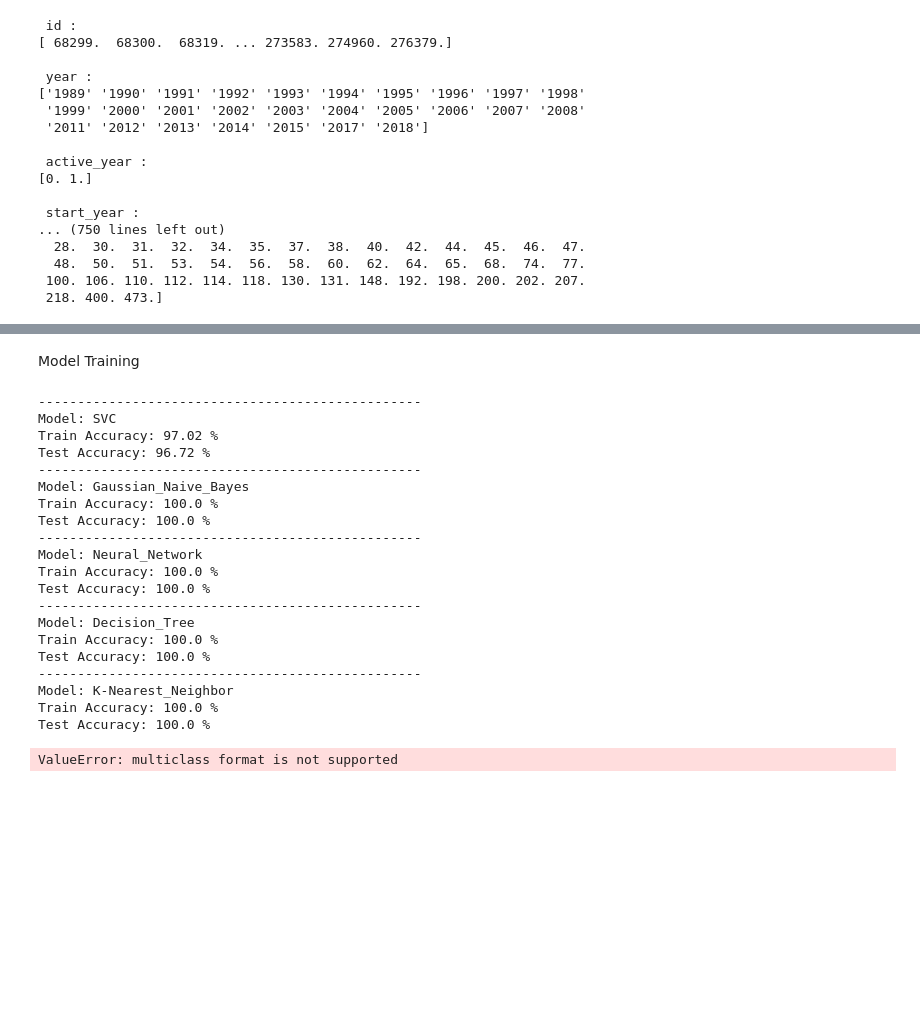
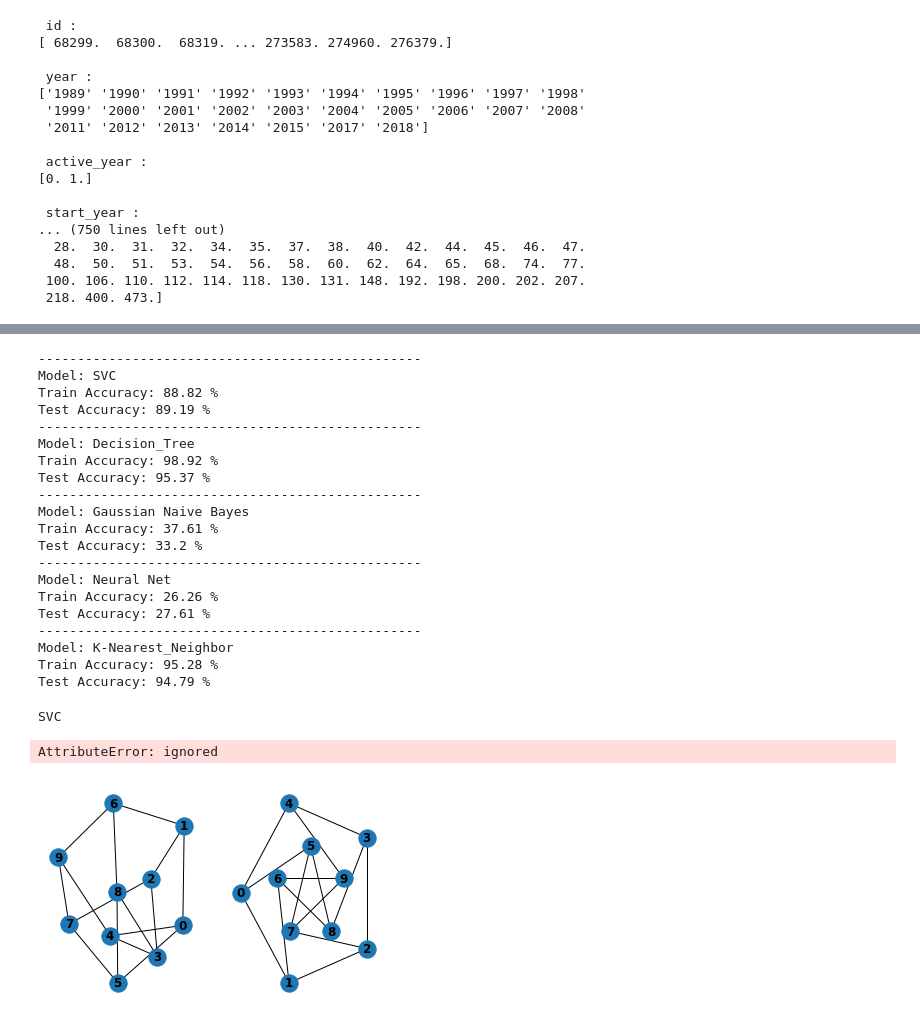
Before and after one commit to radisahussein/DatSciFinalSem5, a Jupyter notebook: finalprojectDS.ipynb, the cells around one changed output, grey strips where cells are left out. Saved outputs shown, nothing was run; the diff lists cells and outputs as text; code cells hidden in the pictures; blank space fills up the shorter version.

```diff
--- a/finalprojectDS.ipynb
+++ b/finalprojectDS.ipynb
@@ -273,10 +249,8 @@ Name: type_of_violence, Length: 1725, dtype: float64
-# %% [markdown]
-Model Training
 # %%
 classifications = {'SVC': svm.SVC(kernel='linear'),
-'Gaussian_Naive_Bayes':GaussianNB(),
-'Neural_Network':MLPClassifier(),
 'Decision_Tree':tree.DecisionTreeClassifier(),
+"Gaussian Naive Bayes": GaussianNB(),
+'Neural Net':MLPClassifier(),
 'K-Nearest_Neighbor':neighbors.KNeighborsClassifier()}
 
 for k,v in list(classifications.items()):
@@ -299,21 +273,21 @@ for k,v in list(classifications.items()):
 # %% [output]
 -------------------------------------------------
 Model: SVC
-Train Accuracy: 97.02 %
-Test Accuracy: 96.72 %
--------------------------------------------------
-Model: Gaussian_Naive_Bayes
-Train Accuracy: 100.0 %
-Test Accuracy: 100.0 %
--------------------------------------------------
-Model: Neural_Network
-Train Accuracy: 100.0 %
-Test Accuracy: 100.0 %
+Train Accuracy: 88.82 %
+Test Accuracy: 89.19 %
 -------------------------------------------------
 Model: Decision_Tree
-Train Accuracy: 100.0 %
-Test Accuracy: 100.0 %
+Train Accuracy: 98.92 %
+Test Accuracy: 95.37 %
+-------------------------------------------------
+Model: Gaussian Naive Bayes
+Train Accuracy: 37.61 %
+Test Accuracy: 33.2 %
+-------------------------------------------------
+Model: Neural Net
+Train Accuracy: 26.26 %
+Test Accuracy: 27.61 %
 -------------------------------------------------
 Model: K-Nearest_Neighbor
-Train Accuracy: 100.0 %
-Test Accuracy: 100.0 %
+Train Accuracy: 95.28 %
+Test Accuracy: 94.79 %
@@ -320,24 +401,26 @@ Test Accuracy: 100.0 %
 # %%
-
 for k,v in list(classifications.items()):
 
     model = classifications[k]
     model.fit(x_train,y_train)
 
     y_train_pred = model.predict(x_train)
-    train_acc = accuracy_score(y_pred=y_train_pred,y_true=y_train)
 
     y_test_pred = model.predict(x_test)
-    test_acc = accuracy_score(y_pred=y_test_pred,y_true=y_test)
 
-    RocCurveDisplay.from_predictions(y_test,y_test_pred)
-    plt.show()
+    print(k)
+    print('MACRO ',macro_f1(y_test,y_test_pred))
+    print('MICRO ',micro_f1(y_test,y_test_pred))
 
-    #ConfusionMatrix-------------------
-    ConfusionMatrixDisplay.from_predictions(y_test,y_test_pred)
-    plt.show()
+    # log_loss(y_train,y_test)
+    # RocCurveDisplay.from_predictions(y_test,y_test_pred)
+    # plt.show()
+
+    # #ConfusionMatrix-------------------
+    # ConfusionMatrixDisplay.from_predictions(y_test,y_test_pred)
+    # plt.show()
 
     #Classification Report
-    print(classification_report(y_test,y_test_pred))
 # %% [output]
-ValueError: multiclass format is not supported
+SVC
+AttributeError: ignored
@@ -343,0 +435,8 @@ ValueError: multiclass format is not supported
+# %%
+G = nx.petersen_graph()
+subax1 = plt.subplot(121)
+nx.draw(G, with_labels=True, font_weight='bold')
+subax2 = plt.subplot(122)
+nx.draw_shell(G, nlist=[range(5, 10), range(5)], with_labels=True, font_weight='bold')
+# %% [output]
+[figure, added]
```
Also changed, not shown: parts of 12 cells of this notebook, 1 other file.
